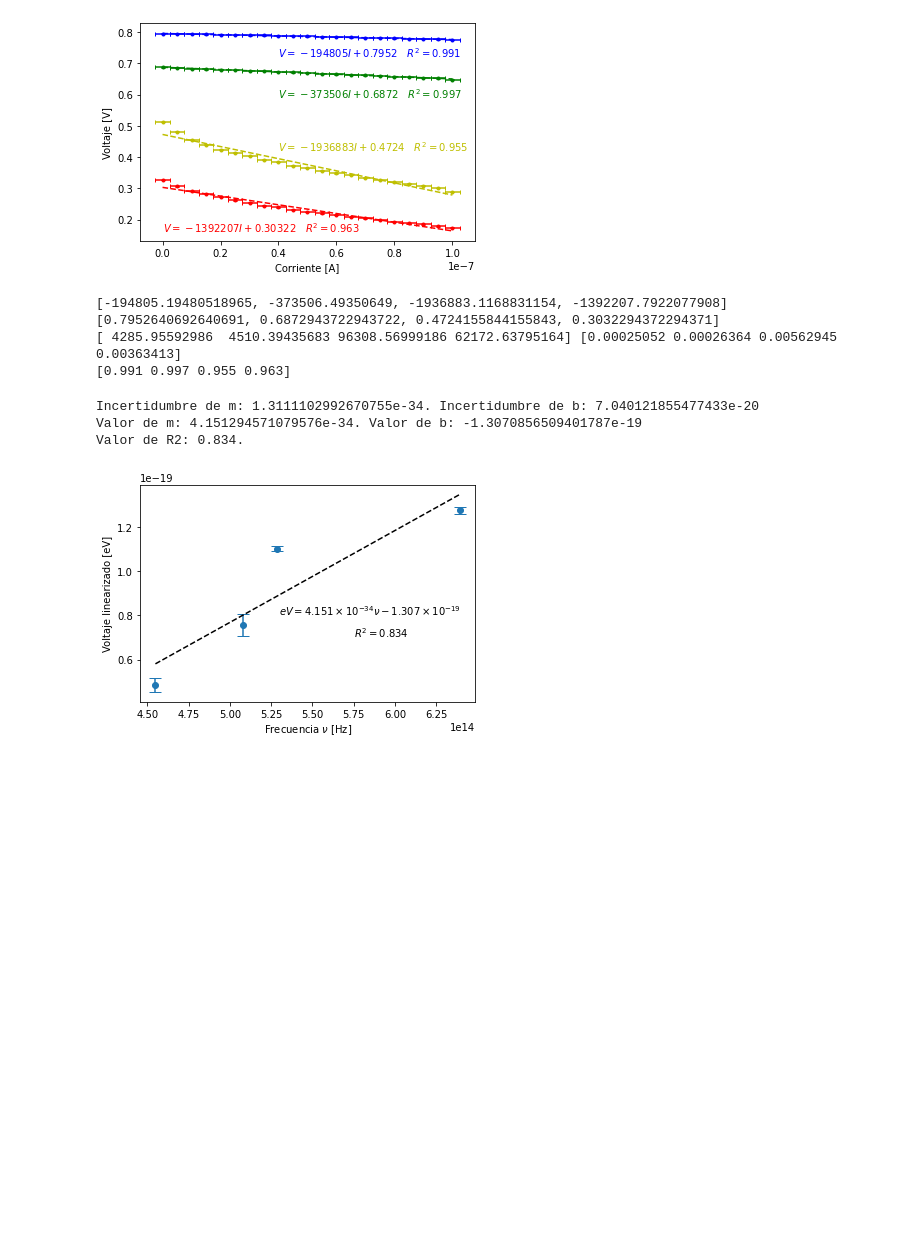
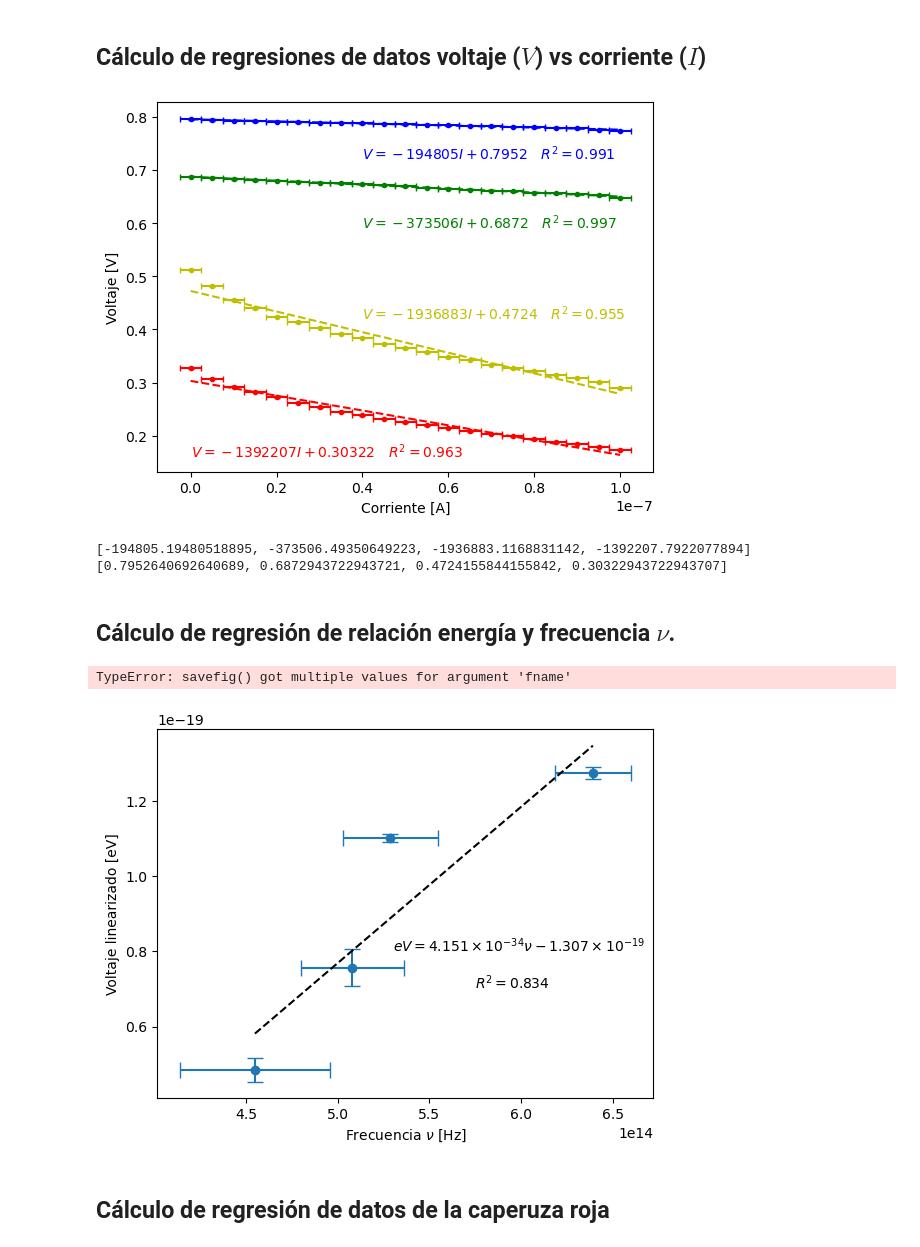
Before and after one commit to jcrojasv1/Physics_Labs, a Jupyter notebook: Efecto fotoeléctrico/calculations/Moderna_efecto_fotoeléctrico - copia.ipynb, the cells around one changed output. Cells and saved outputs as stored; diff of their text form; code cells hidden in the pictures; blank space fills up the shorter version.

```diff
--- a/Efecto fotoeléctrico/calculations/Moderna_efecto_fotoeléctrico - copia.ipynb
+++ b/Efecto fotoeléctrico/calculations/Moderna_efecto_fotoeléctrico - copia.ipynb
@@ -55,6 +57,8 @@ V_err = np.ones(21)*1e-3
 for i in range(5):
     I[i] = np.flip(np.array(Data[i]["Intensidad"],dtype=float)*1e-8)
     V[i] = np.flip(np.array(Data[i]["Voltaje"],dtype=float))
+# %% [markdown]
+## Cálculo de regresiones de datos voltaje ($V$) vs corriente ($I$)
 # %%
 M,B = [0,0,0,0],[0,0,0,0]
 V_frenado = np.array([])
@@ -92,38 +96,38 @@ uncertainty_M,uncertainty_B = np.ones(4),np.ones(4)
 
 for i in range(4):
     uncertainty_M[i], uncertainty_B[i] = GetUncertainty(M[i],B[i],I[i],V[i])
-
-print(uncertainty_M,uncertainty_B)
-print(R2)
 # %% [output]
-[figure, old version]
+[figure, new version]
-[-194805.19480518965, -373506.49350649, -1936883.1168831154, -1392207.7922077908] [0.7952640692640691, 0.6872943722943722, 0.4724155844155843, 0.3032294372294371]
-[ 4285.95592986  4510.39435683 96308.56999186 62172.63795164] [0.00025052 0.00026364 0.00562945 0.00363413]
-[0.991 0.997 0.955 0.963]
+[-194805.19480518895, -373506.49350649223, -1936883.1168831142, -1392207.7922077894] [0.7952640692640689, 0.6872943722943721, 0.4724155844155842, 0.30322943722943707]
+# %% [markdown]
+## Cálculo de regresión de relación energía y frecuencia $\nu$.
 # %%
 e = 1.60217663e-19
 c = 2.99792458e8
-frequency =c/wlen
+frequency = np.array([4.54920270e+14, 5.08122810e+14, 5.28734494e+14, 6.39216328e+14])
+frequency = np.flip(frequency,0)
+un_freq = np.array([2.07095722e+13, 2.58367531e+13, 2.79753700e+13, 4.08880381e+13])
 V_f = np.array(V_frenado)*e
 dV_f = np.array([0.01,0.007,0.03,0.02])*e
-plt.errorbar(frequency,V_f,dV_f,fmt="o",capsize=6)
+plt.errorbar(frequency,V_f,dV_f,fmt="o",capsize=6,xerr=un_freq)
 
 
 plt.xlabel(r"Frecuencia $\nu$ [Hz]")
 plt.ylabel(r"Voltaje linearizado [eV]")
 plt.text(5.3e14,0.8e-19,r"$eV = 4.151\times10^{-34}\nu - 1.307\times10^{-19}$")
 X,Y,m,b = GetRegression(frequency,V_f)
 
 R2 = round(GetR2(m, b, frequency, V_f), 3)
 plt.text(5.75e14,0.7e-19,r"$R^2 = %s$"%(R2))
 
 plt.plot(X,Y,"k--")
+plt.savefig("C:/Users/juank/Escritorio/Universidad/202320/Lab Moderna/Modern_Phy_Lab/Efecto fotoeléctrico/images/",fname="planck.pdf")
 print("Incertidumbre de m: %s. Incertidumbre de b: %s"%(GetUncertainty(m,b,frequency,V_f)))
 print("Valor de m: %s. Valor de b: %s"%(m,b))
 print("Valor de R2: %s."%(R2))
 # %% [output]
-Incertidumbre de m: 1.3111102992670755e-34. Incertidumbre de b: 7.040121855477433e-20
-Valor de m: 4.151294571079576e-34. Valor de b: -1.3070856509401787e-19
-Valor de R2: 0.834.
+TypeError: savefig() got multiple values for argument 'fname'
-[figure, old version]
+[figure, new version]
+# %% [markdown]
+## Cálculo de regresión de datos de la caperuza roja
 # %%
```
Also changed, not shown: parts of 6 cells of this notebook, 2 other files.
